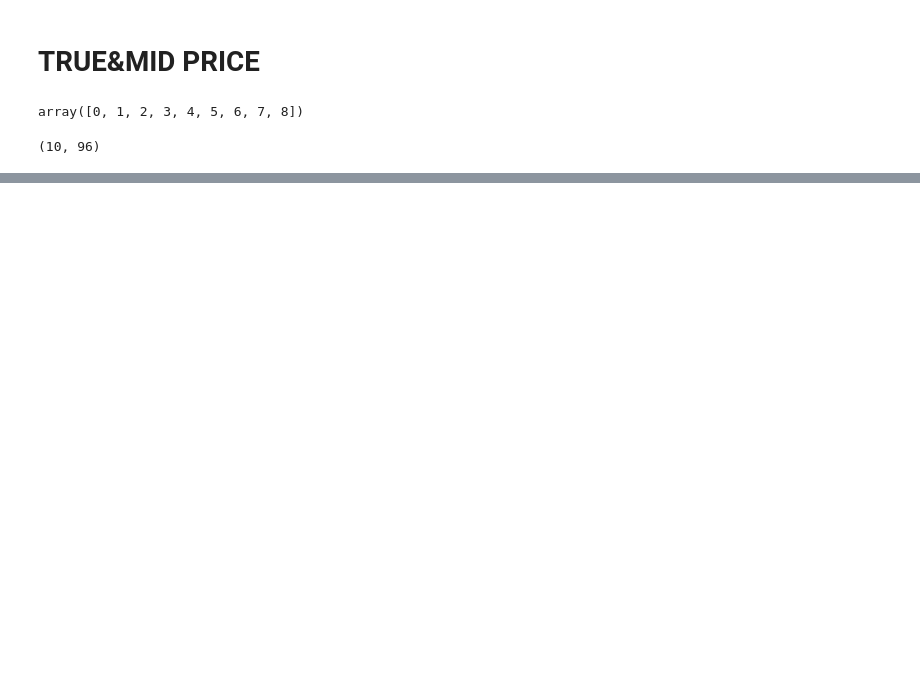
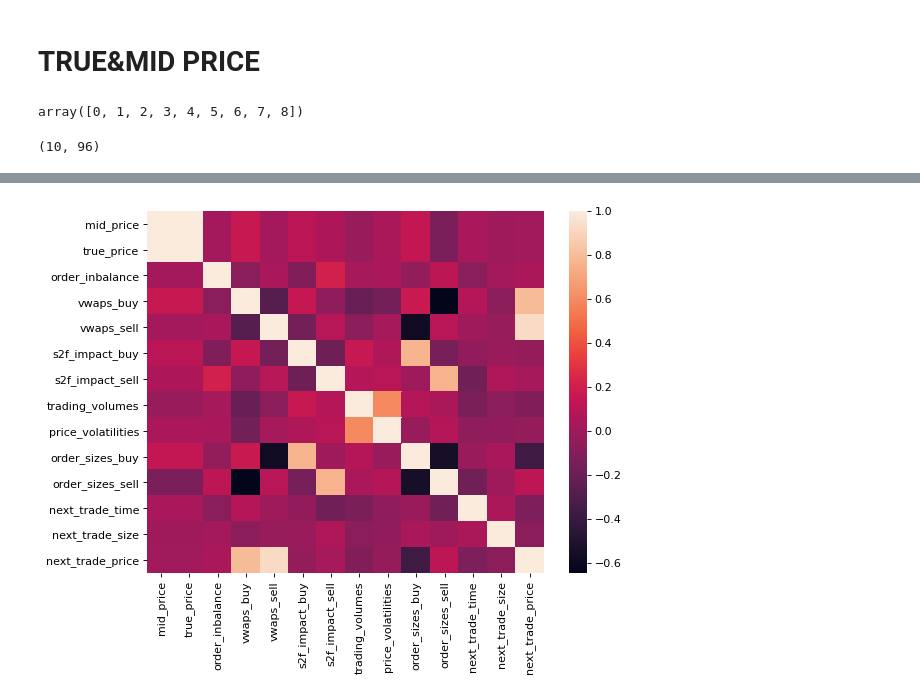
Before and after one commit to kpuchalskixiv/Impact-of-market-microstructure-on-stock-price, a Jupyter notebook: Thesis.ipynb, the cells around one changed output, grey strips where cells are left out. Cells and saved outputs as stored; diff of their text form; code cells hidden in the pictures; blank space fills up the shorter version.

```diff
--- a/Thesis.ipynb
+++ b/Thesis.ipynb
@@ -1048,0 +1205,7 @@ get_price_change_comp(interval=5, time_to_skip=30).shape
+# %%
+figure(figsize=(8, 6), dpi=80)
+
+ax = sns.heatmap(df.corr(method='spearman'))
+plt.show()
+# %% [output]
+[figure, added]
```
Also changed, not shown: parts of 16 cells of this notebook.
